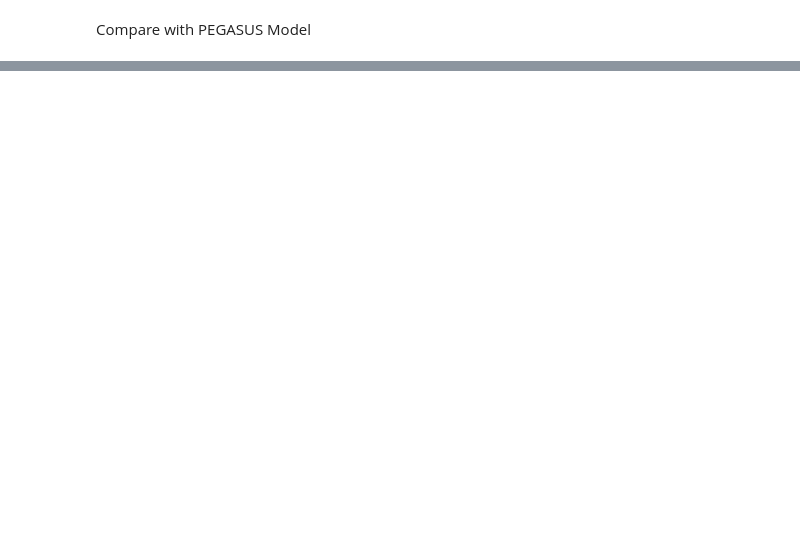
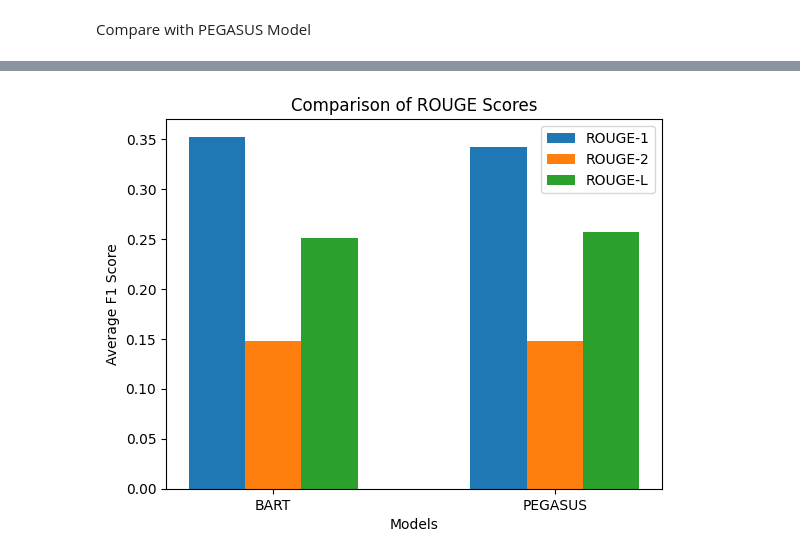
Before and after one commit to khp53/EssenceExtract---Summarize-a-long-article-using-BART, a Jupyter notebook: EssenceExtract_Summarize_a_long_article_using_BART.ipynb, the cells around one changed output, grey strips where cells are left out. Drawn from its saved outputs; the diff is of its cells as text; code cells hidden in the pictures; blank space fills up the shorter version.

```diff
--- a/EssenceExtract_Summarize_a_long_article_using_BART.ipynb
+++ b/EssenceExtract_Summarize_a_long_article_using_BART.ipynb
@@ -519,22 +528,24 @@ print("Average ROUGE-L F1 Score PEGASUS:", avg_rougeL_pegasus)
 # %%
 models = ['BART', 'PEGASUS']
 rouge1 = [avg_rouge1_bart, avg_rouge1_pegasus]
-rouge2 = [avg_rouge1_bart, avg_rouge2_pegasus]
-rougeL = [avg_rouge1_bart, avg_rougeL_pegasus]
+rouge2 = [avg_rouge2_bart, avg_rouge2_pegasus]
+rougeL = [avg_rougeL_bart, avg_rougeL_pegasus]
 
 fig, ax = plt.subplots()
 bar_width = 0.2
 index = np.arange(len(models))
 
 ax.bar(index, rouge1, bar_width, label='ROUGE-1')
 ax.bar(index + bar_width, rouge2, bar_width, label='ROUGE-2')
 ax.bar(index + 2 * bar_width, rougeL, bar_width, label='ROUGE-L')
 
 ax.set_xlabel('Models')
 ax.set_ylabel('Average F1 Score')
 ax.set_title('Comparison of ROUGE Scores')
 ax.set_xticks(index + bar_width)
 ax.set_xticklabels(models)
 ax.legend()
 
 plt.show()
+# %% [output]
+[figure, added]
```
Also changed, not shown: parts of 9 cells of this notebook.
